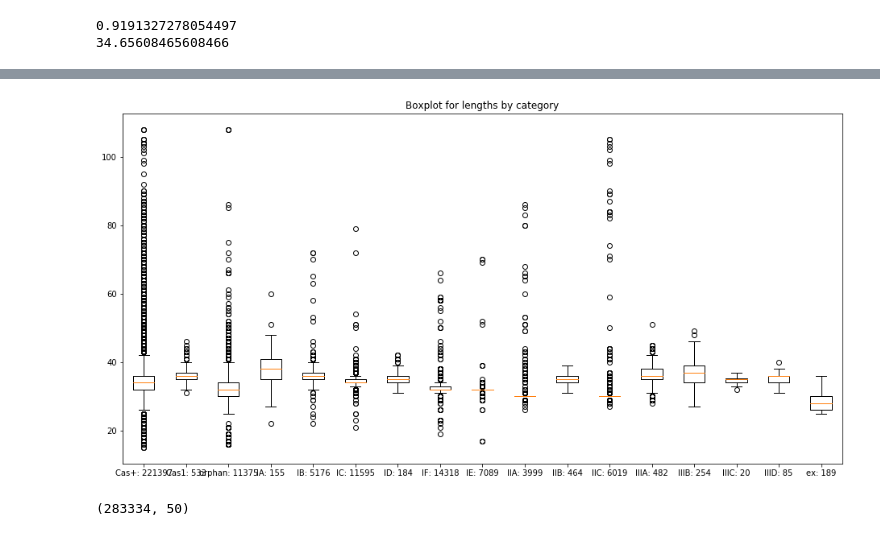
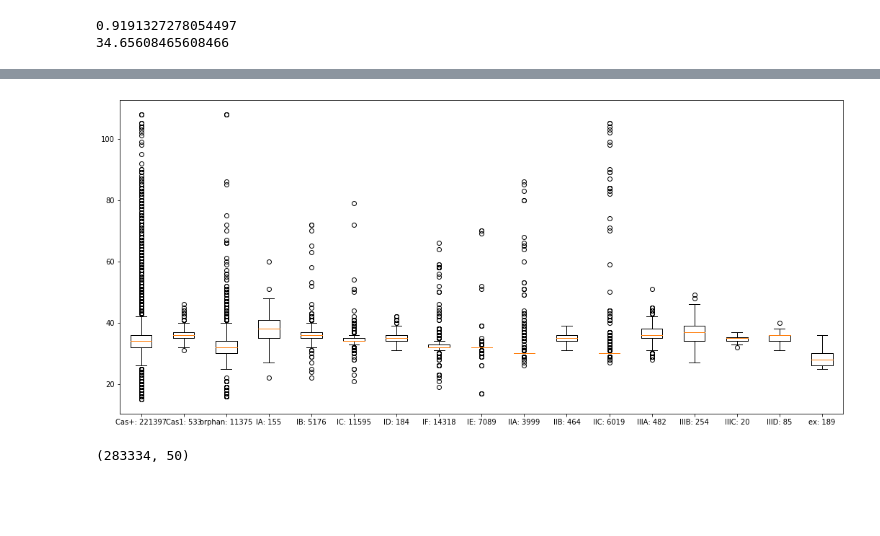
Before and after one commit to hjshim/AE_CRISPR, a Jupyter notebook: Public_ParisCRISPRonly_Classified_spacers_2D-Deep1-Data50-TAG-stat-mask-relu-sigmoid.ipynb, the cells around one changed output, grey strips where cells are left out. Cells and saved outputs as stored; diff of their text form; code cells hidden in the pictures; blank space fills up the shorter version.

```diff
--- a/Public_ParisCRISPRonly_Classified_spacers_2D-Deep1-Data50-TAG-stat-mask-relu-sigmoid.ipynb
+++ b/Public_ParisCRISPRonly_Classified_spacers_2D-Deep1-Data50-TAG-stat-mask-relu-sigmoid.ipynb
@@ -972,6 +1048,7 @@ print((G+C+T+A)/len(all_sequence_no_ex_spacer))
 0.9191327278054497
 34.65608465608466
 # %%
+all_sequence = all_sequence_ppv_spacer + all_sequence_Cas1_spacer + all_sequence_orphan_spacer + all_sequence_IA_spacer + all_sequence_IB_spacer + all_sequence_IC_spacer + all_sequence_ID_spacer + all_sequence_IE_spacer + all_sequence_IF_spacer + all_sequence_IIA_spacer + all_sequence_IIB_spacer + all_sequence_IIC_spacer + all_sequence_IIIA_spacer + all_sequence_IIIB_spacer + all_sequence_IIIC_spacer + all_sequence_IIID_spacer + all_sequence_ex_spacer
 all_sequence_no = all_sequence_no_ppv_spacer + all_sequence_no_Cas1_spacer + all_sequence_no_orphan_spacer + all_sequence_no_IA_spacer + all_sequence_no_IB_spacer + all_sequence_no_IC_spacer + all_sequence_no_ID_spacer + all_sequence_no_IE_spacer + all_sequence_no_IF_spacer + all_sequence_no_IIA_spacer + all_sequence_no_IIB_spacer + all_sequence_no_IIC_spacer + all_sequence_no_IIIA_spacer + all_sequence_no_IIIB_spacer + all_sequence_no_IIIC_spacer + all_sequence_no_IIID_spacer + all_sequence_no_ex_spacer
 # %%
 # dictionary to DataFrame
@@ -1016,7 +1093,7 @@ all_keyword_IIID_spacer = ['Type IIID'] * len(all_sequence_IIID_spacer)
 all_keyword_ex_spacer = ['ex'] * len(all_sequence_ex_spacer)
 all_keyword = all_keyword_ppv_spacer + all_keyword_Cas1_spacer + all_keyword_orphan_spacer + all_keyword_IA_spacer + all_keyword_IB_spacer + all_keyword_IC_spacer + all_keyword_ID_spacer + all_keyword_IE_spacer + all_keyword_IF_spacer + all_keyword_IIA_spacer + all_keyword_IIB_spacer + all_keyword_IIC_spacer + all_keyword_IIIA_spacer + all_keyword_IIIB_spacer + all_keyword_IIIC_spacer + all_keyword_IIID_spacer + all_keyword_ex_spacer
 
-d = {'ID':all_ID, 'Category':all_keyword, 'Label':all_label, 'Length':all_length, 'Sequence':all_sequence_no}
+d = {'ID':all_ID, 'Category':all_keyword, 'Label':all_label, 'Length':all_length, 'ATGC':all_sequence, 'Sequence':all_sequence_no}
 all_data = pd.DataFrame(d)
 # %%
 all_data
@@ -1057,36 +1134,36 @@ data_IC = all_data[all_data['Label']==5]
 len_IC = len(data_IC)
 data_ID = all_data[all_data['Label']==6]
 len_ID = len(data_ID)
 data_IE = all_data[all_data['Label']==7]
 len_IE = len(data_IE)
 data_IF = all_data[all_data['Label']==8]
 len_IF = len(data_IF)
 data_IIA = all_data[all_data['Label']==9]
 len_IIA = len(data_IIA)
 data_IIB = all_data[all_data['Label']==10]
 len_IIB = len(data_IIB)
 data_IIC = all_data[all_data['Label']==11]
 len_IIC = len(data_IIC)
 data_IIIA = all_data[all_data['Label']==12]
 len_IIIA = len(data_IIIA)
 data_IIIB = all_data[all_data['Label']==13]
 len_IIIB = len(data_IIIB)
 data_IIIC = all_data[all_data['Label']==14]
 len_IIIC = len(data_IIIC)
 data_IIID = all_data[all_data['Label']==15]
 len_IIID = len(data_IIID)
 data_ex = all_data[all_data['Label']==16]
 len_ex = len(data_ex)
 
 # boxplot
 data_plot = [data_ppv['Length'],data_Cas1['Length'],data_orphan['Length'],data_IA['Length'],data_IB['Length'],data_IC['Length'],data_ID['Length'],data_IE['Length'],data_IF['Length'],data_IIA['Length'],data_IIB['Length'],data_IIC['Length'],data_IIIA['Length'],data_IIIB['Length'],data_IIIC['Length'],data_IIID['Length'],data_ex['Length']]
-fig1, ax1 = plt.subplots(figsize=(16,8))
-ax1.set_title('Boxplot for lengths by category')
+fig1, ax1 = plt.subplots(figsize=(18,8))
 ax1.boxplot(data_plot)
 plt.xticks([1,2,3,4,5,6,7,8,9,10,11,12,13,14,15,16,17],['Cas+: '+str(len_ppv),'Cas1: '+str(len_Cas1),'orphan: '+str(len_orphan),'IA: '+str(len_IA),'IB: '+str(len_IB),'IC: '+str(len_IC),'ID: '+str(len_ID),'IF: '+str(len_IE),'IE: '+str(len_IF),'IIA: '+str(len_IIA),'IIB: '+str(len_IIB),'IIC: '+str(len_IIC),'IIIA: '+str(len_IIIA),'IIIB: '+str(len_IIIB),'IIIC: '+str(len_IIIC),'IIID: '+str(len_IIID),'ex: '+str(len_ex)])
 plt.show()
+fig1.savefig('CRISPR_Spacer_PublicParis_boxplot_length.pdf')
 # %% [output]
-[figure, old version]
+[figure, new version]
 # %%
 # numpy array of sequences of a fixed length
 # define dimension of features
```
Also changed, not shown: parts of 79 cells of this notebook, 8 other files.
